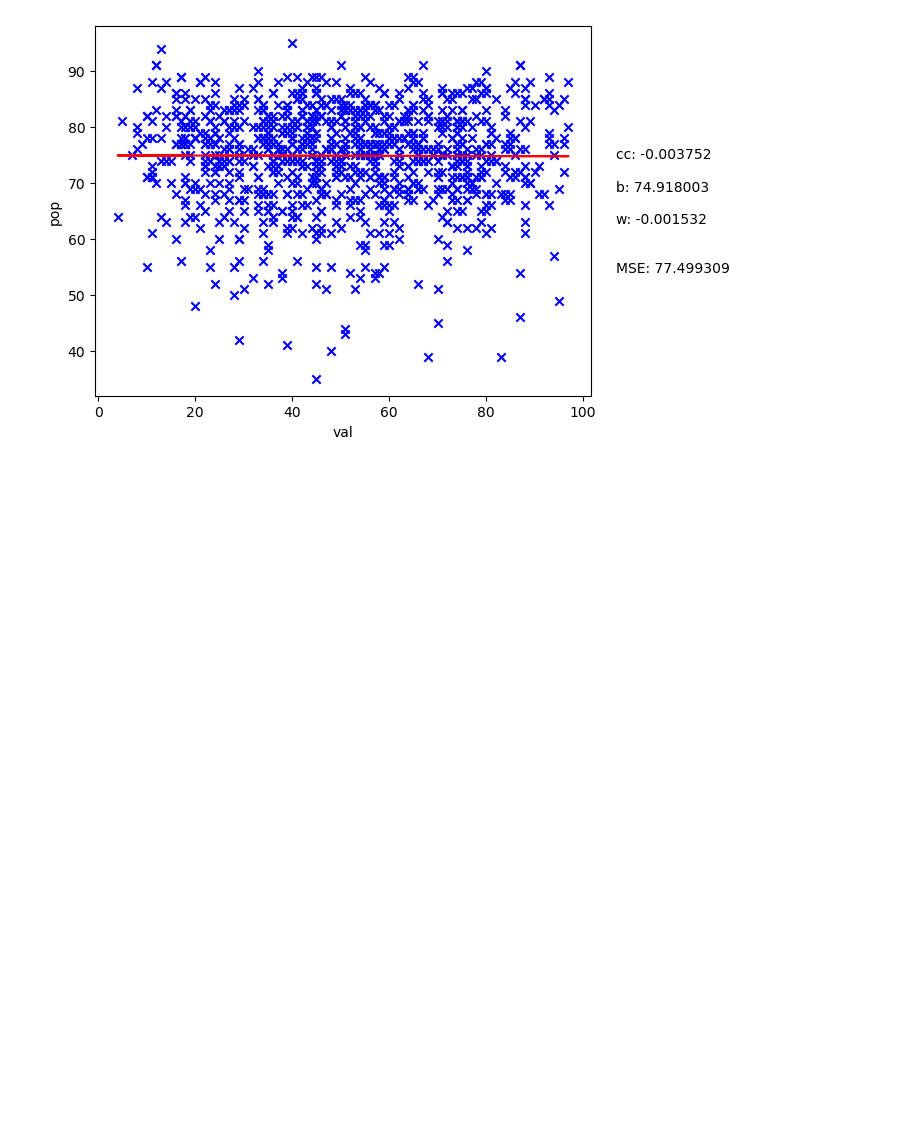
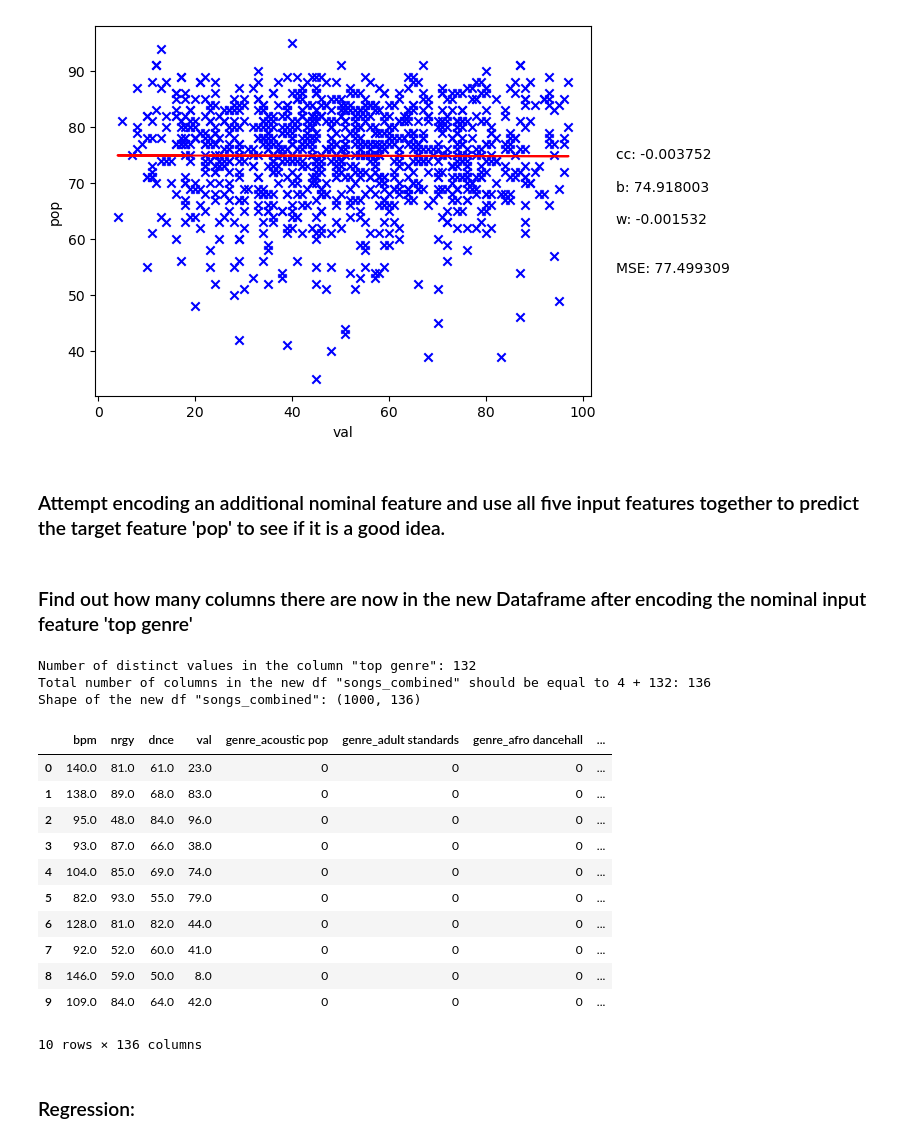
Before and after one commit to MohammadZahra/Data-Science-Machine-Learning, a Jupyter notebook: regression/linear_regression_spotify_example.ipynb, the cells around one changed output. Drawn from its saved outputs; the diff is of its cells as text; code cells hidden in the pictures; blank space fills up the shorter version.

Commit message:
multiple linear regression on spotify dataset

```diff
--- a/regression/linear_regression_spotify_example.ipynb
+++ b/regression/linear_regression_spotify_example.ipynb
@@ -65,3 +65,60 @@ for xl in xls:
 [figure]
 [figure]
 [figure]
+# %% [markdown]
+### Attempt encoding an additional nominal feature and use all five input features together to predict the target feature 'pop' to see if it is a good idea.
+# %%
+import pandas as pd
+import numpy as np
+import matplotlib.pyplot as plt
+from sklearn import linear_model
+from sklearn import model_selection
+
+# read csv file into a data frame
+songs = pd.read_csv('../../data/spotify.csv')
+
+# perform data cleansing by eliminating songs that have missing values (NAN) for one of the features.
+songs = songs.dropna()
+
+# extract first four numerical features
+songs_numerical = songs[['bpm', 'nrgy', 'dnce', 'val']]
+
+# one hot encode for nominal input feature "genre"
+songs_nominal = pd.get_dummies(songs['top genre'], 'genre')
+
+# concatenate the two data frames
+songs_combined = pd.concat([songs_numerical, songs_nominal], axis=1)
+# %% [markdown]
+### Find out how many columns there are now in the new Dataframe after encoding the nominal input feature 'top genre'
+# %%
+# Check how many distinct values the column 'top genre' has
+distinct_count = songs['top genre'].nunique()
+print('Number of distinct values in the column "top genre": %i' % distinct_count)
+
+# Find the total number of columns in the dataframe songs_combined
+columns_total_number = 4 + distinct_count
+print('Total number of columns in the new df "songs_combined" should be equal to 4 + %i: %i' % (distinct_count, columns_total_number))
+
+# Print the shape of the new df containing 4 features + encoded feature
+print('Shape of the new df "songs_combined": %s' % str(songs_combined.shape))
+
+# Output the first ten songs, where every row should now have these values: bpm, nrgy, dnce, val, 1X 1, and 131X 0
+songs_combined[:10]
+# %% [output]
+Number of distinct values in the column "top genre": 132
+Total number of columns in the new df "songs_combined" should be equal to 4 + 132: 136
+Shape of the new df "songs_combined": (1000, 136)
+|  | bpm | nrgy | dnce | val | genre_acoustic pop | genre_adult standards | genre_afro dancehall | ... |
+| 0 | 140.0 | 81.0 | 61.0 | 23.0 | 0 | 0 | 0 | ... |
+| 1 | 138.0 | 89.0 | 68.0 | 83.0 | 0 | 0 | 0 | ... |
+| 2 | 95.0 | 48.0 | 84.0 | 96.0 | 0 | 0 | 0 | ... |
+| 3 | 93.0 | 87.0 | 66.0 | 38.0 | 0 | 0 | 0 | ... |
+| 4 | 104.0 | 85.0 | 69.0 | 74.0 | 0 | 0 | 0 | ... |
+| 5 | 82.0 | 93.0 | 55.0 | 79.0 | 0 | 0 | 0 | ... |
+| 6 | 128.0 | 81.0 | 82.0 | 44.0 | 0 | 0 | 0 | ... |
+| 7 | 92.0 | 52.0 | 60.0 | 41.0 | 0 | 0 | 0 | ... |
+| 8 | 146.0 | 59.0 | 50.0 | 8.0 | 0 | 0 | 0 | ... |
+| 9 | 109.0 | 84.0 | 64.0 | 42.0 | 0 | 0 | 0 | ... |
+10 rows × 136 columns
+# %% [markdown]
+### Regression:
```
Also changed, not shown: parts of 2 cells of this notebook.
